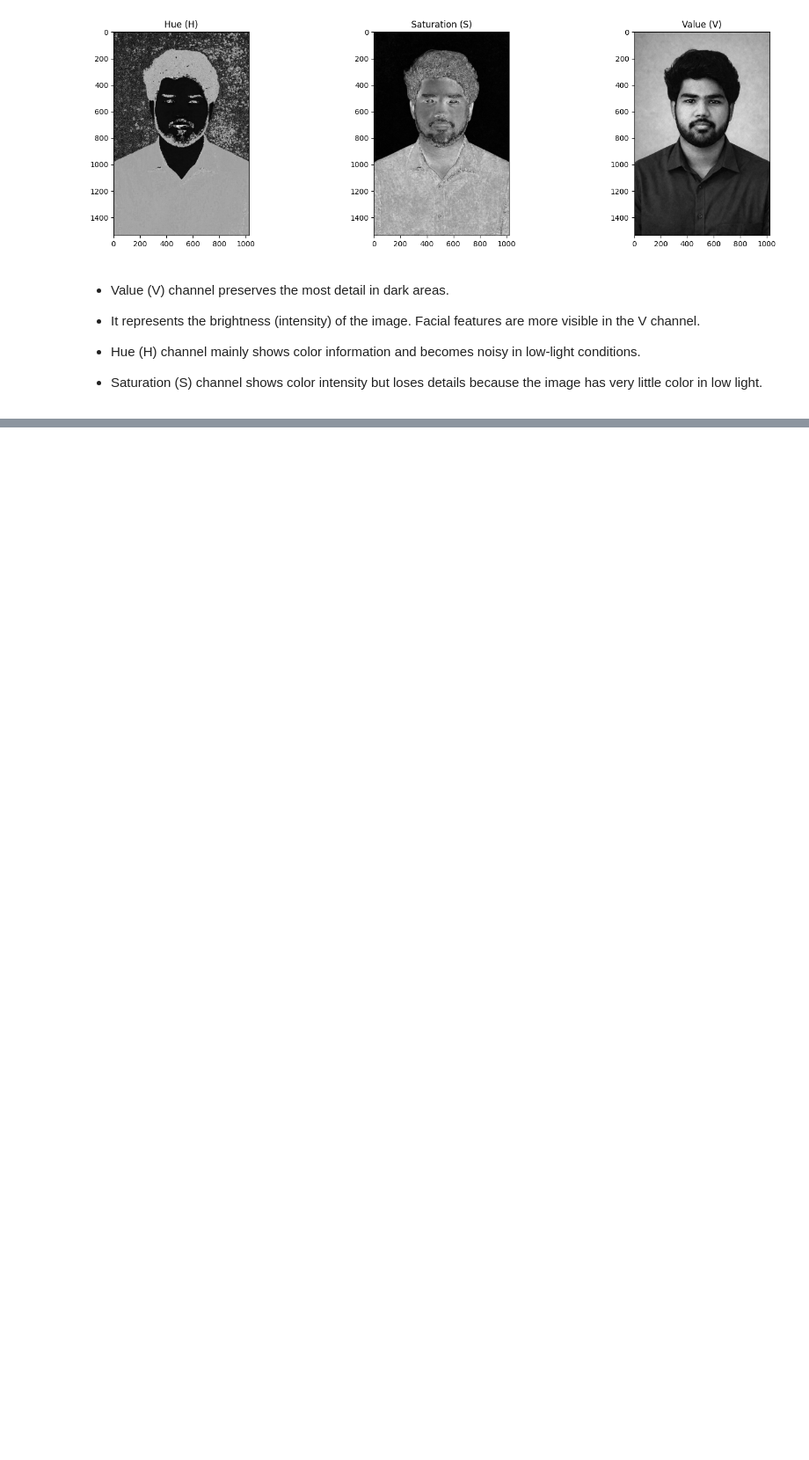
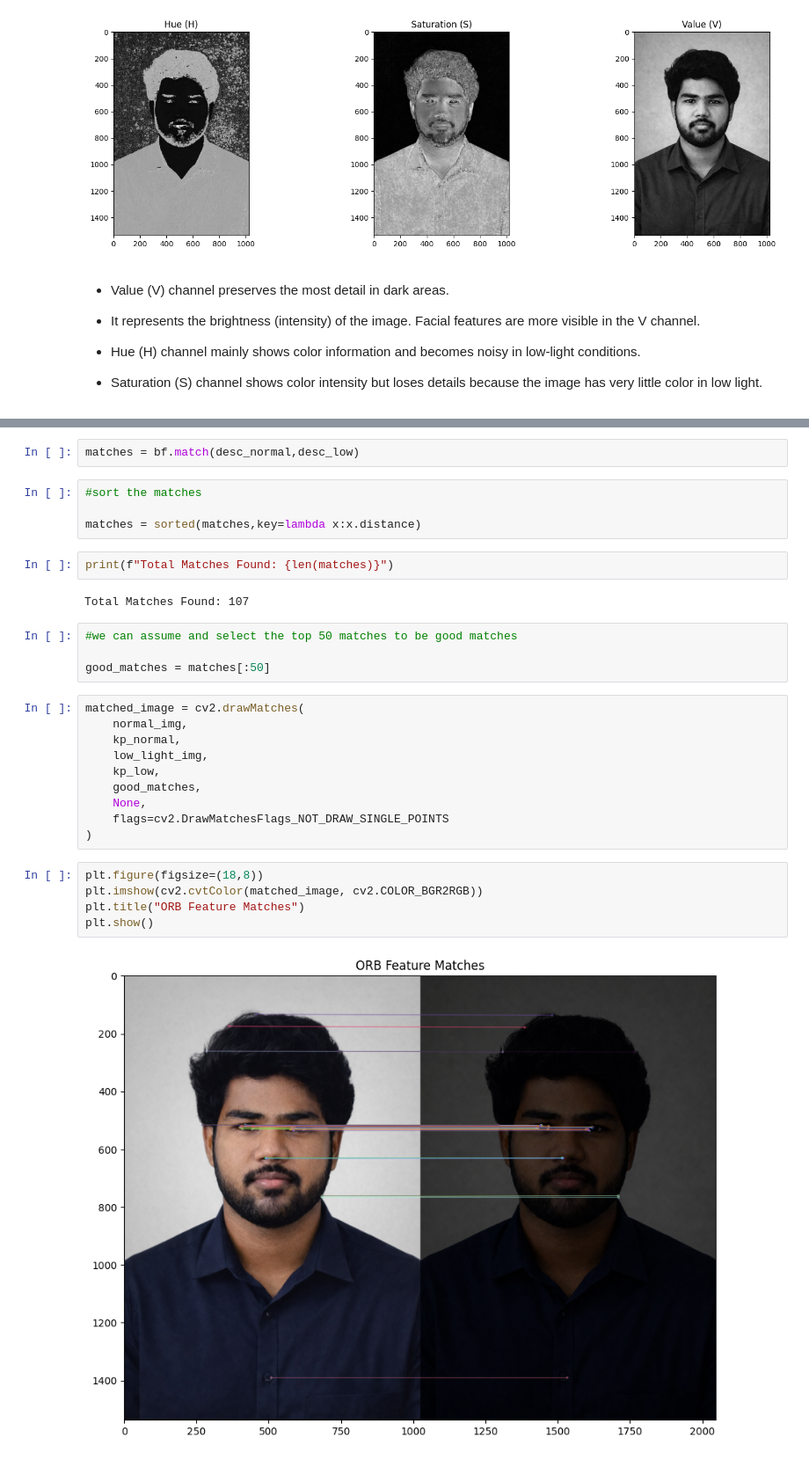
Before and after one commit to Manishrajmss13/Manish_Virtual_Training_Programme, a Jupyter notebook: AiML_training/Module_2/Opencv_assignments.ipynb, the cells around one changed output, grey strips where cells are left out. Shown at 88% size. Drawn from its saved outputs; the diff is of its cells as text; blank space fills up the shorter version.

```diff
--- a/AiML_training/Module_2/Opencv_assignments.ipynb
+++ b/AiML_training/Module_2/Opencv_assignments.ipynb
@@ -103,0 +189,31 @@ Facial features are more visible in the V channel.
+# %%
+matches = bf.match(desc_normal,desc_low)
+# %%
+#sort the matches
+
+matches = sorted(matches,key=lambda x:x.distance)
+# %%
+print(f"Total Matches Found: {len(matches)}")
+# %% [output]
+Total Matches Found: 107
+# %%
+#we can assume and select the top 50 matches to be good matches
+
+good_matches = matches[:50]
+# %%
+matched_image = cv2.drawMatches(
+    normal_img,
+    kp_normal,
+    low_light_img,
+    kp_low,
+    good_matches,
+    None,
+    flags=cv2.DrawMatchesFlags_NOT_DRAW_SINGLE_POINTS
+)
+# %%
+plt.figure(figsize=(18,8))
+plt.imshow(cv2.cvtColor(matched_image, cv2.COLOR_BGR2RGB))
+plt.title("ORB Feature Matches")
+plt.show()
+# %% [output]
+[figure, added]
```
Also changed, not shown: parts of 23 cells of this notebook.
